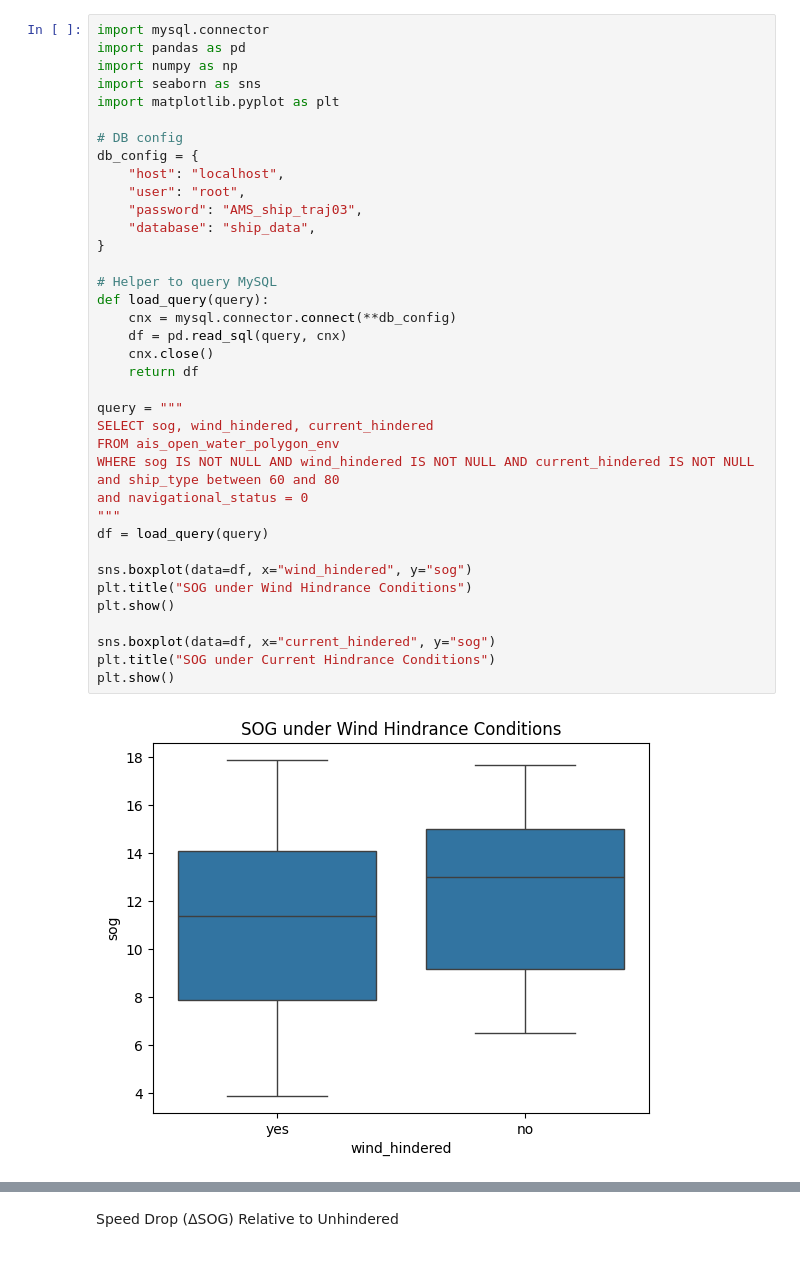
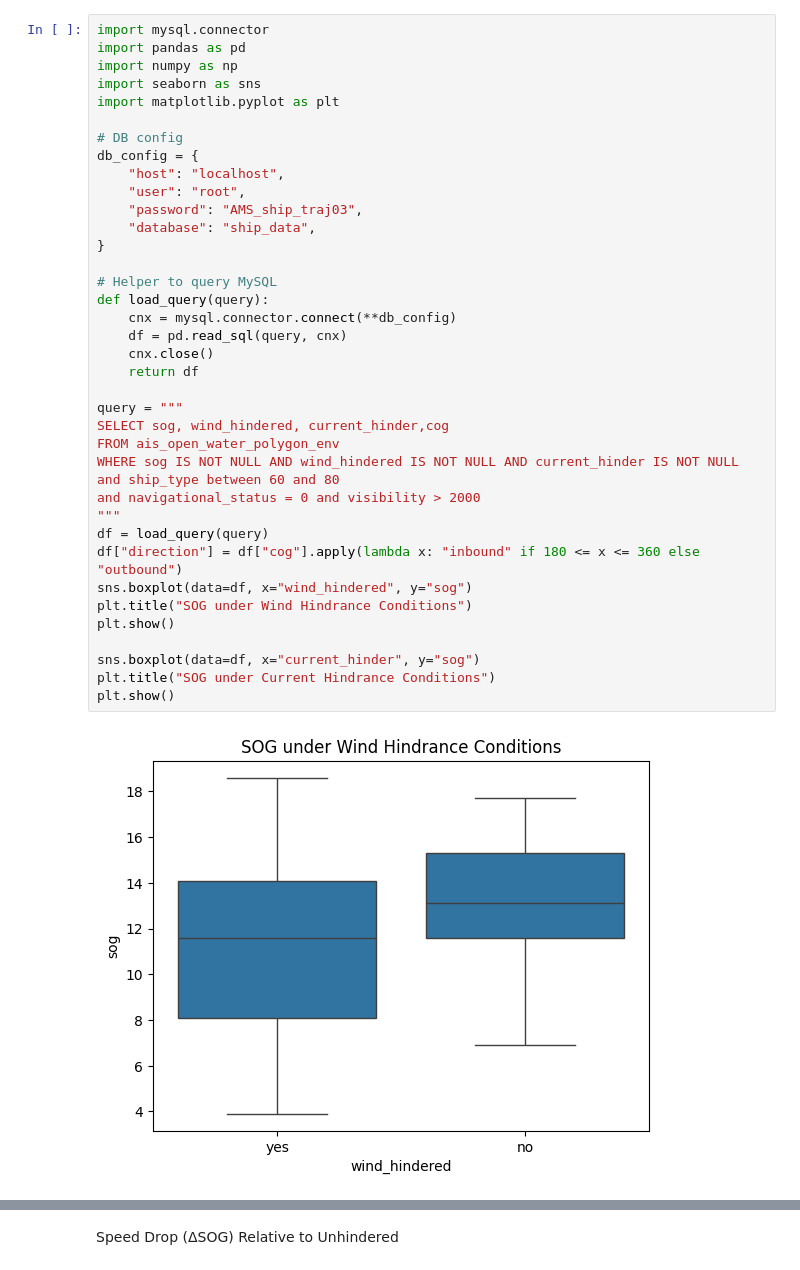
Before and after one commit to AishwaryaCV15/AMS--Maritime-Data-Engineering-Geospatial-Analytics, a Jupyter notebook: Analysis/SOG analysis.ipynb, the cells around one changed output, grey strips where cells are left out. Saved outputs shown, nothing was run; the diff lists cells and outputs as text.

```diff
--- a/Analysis/SOG analysis.ipynb
+++ b/Analysis/SOG analysis.ipynb
@@ -4,36 +4,36 @@ import pandas as pd
 import numpy as np
 import seaborn as sns
 import matplotlib.pyplot as plt
 
 # DB config
 db_config = {
     "host": "localhost",
     "user": "root",
     "password": "AMS_ship_traj03",
     "database": "ship_data",
 }
 
 # Helper to query MySQL
 def load_query(query):
     cnx = mysql.connector.connect(**db_config)
     df = pd.read_sql(query, cnx)
     cnx.close()
     return df
 
 query = """
-SELECT sog, wind_hindered, current_hindered
+SELECT sog, wind_hindered, current_hinder,cog
 FROM ais_open_water_polygon_env
-WHERE sog IS NOT NULL AND wind_hindered IS NOT NULL AND current_hindered IS NOT NULL and ship_type between 60 and 80
-and navigational_status = 0
+WHERE sog IS NOT NULL AND wind_hindered IS NOT NULL AND current_hinder IS NOT NULL and ship_type between 60 and 80
+and navigational_status = 0 and visibility > 2000
 """
 df = load_query(query)
-
+df["direction"] = df["cog"].apply(lambda x: "inbound" if 180 <= x <= 360 else "outbound")
 sns.boxplot(data=df, x="wind_hindered", y="sog")
 plt.title("SOG under Wind Hindrance Conditions")
 plt.show()
 
-sns.boxplot(data=df, x="current_hindered", y="sog")
+sns.boxplot(data=df, x="current_hinder", y="sog")
 plt.title("SOG under Current Hindrance Conditions")
 plt.show()
 # %% [output]
-[figure, old version]
+[figure, new version]
```
Also changed, not shown: parts of 27 cells of this notebook, 4 other files.
